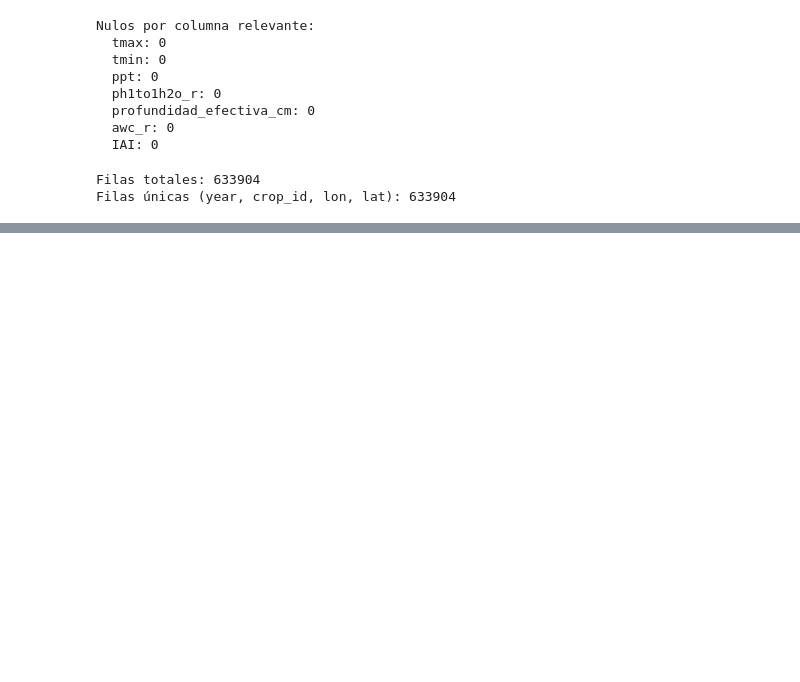
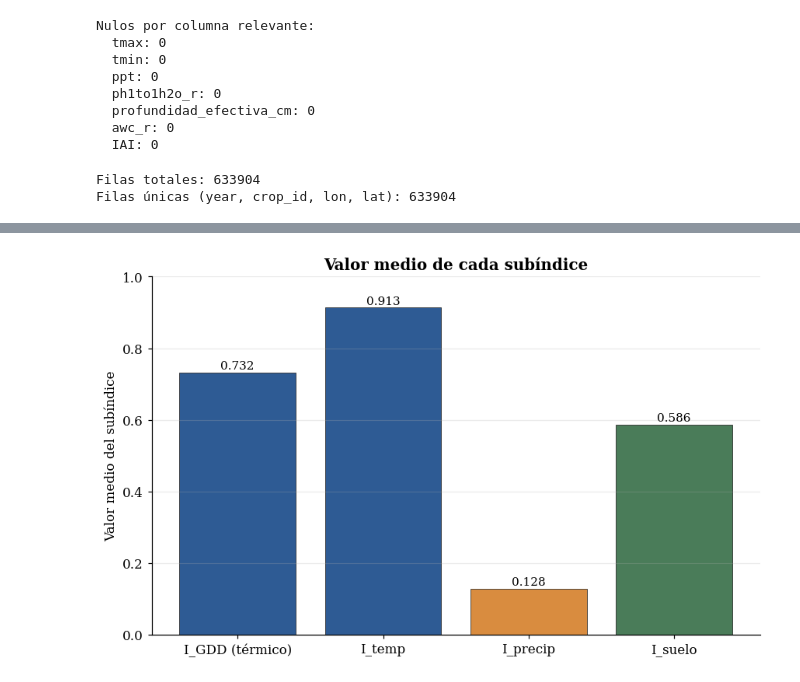
Before and after one commit to lesliemosquera96-netizen/TFM_Recomendador_cultivos, a Jupyter notebook: notebooks/02_ejecucion_IAI.ipynb, the cells around one changed output, grey strips where cells are left out. Saved outputs shown, nothing was run; the diff lists cells and outputs as text; code cells hidden in the pictures; blank space fills up the shorter version.

```diff
--- a/notebooks/02_ejecucion_IAI.ipynb
+++ b/notebooks/02_ejecucion_IAI.ipynb
@@ -145,0 +246,20 @@ df_iai_hist.write_parquet("C:/Users/lesli/Documents/TFM/Data/hist_iai.parquet")
+# %%
+# Media de subíndices como gráfico de barras (visión de factores limitantes)
+medias_sub = [df[s].mean() for s in subindices]
+
+fig, ax = plt.subplots(figsize=(8, 5))
+barras = ax.bar([NOMBRES[s] for s in subindices], medias_sub,
+                color=[COLOR_MAIN, COLOR_MAIN, COLOR_ORANGE, COLOR_GREEN],
+                edgecolor="#222", linewidth=0.5)
+for b, v in zip(barras, medias_sub):
+    ax.text(b.get_x() + b.get_width()/2, v + 0.01, f"{v:.3f}",
+            ha="center", fontsize=10)
+ax.set_ylabel("Valor medio del subíndice")
+ax.set_ylim(0, 1)
+ax.set_title("Valor medio de cada subíndice")
+ax.grid(axis="y", alpha=0.25)
+plt.tight_layout()
+plt.savefig(os.path.join(OUTPUT_DIR, "eda_04_medias_subindices.png"), dpi=300, bbox_inches="tight")
+plt.show()
+# %% [output]
+[figure, added]
```
Also changed, not shown: parts of 16 cells of this notebook, 6 other files.
